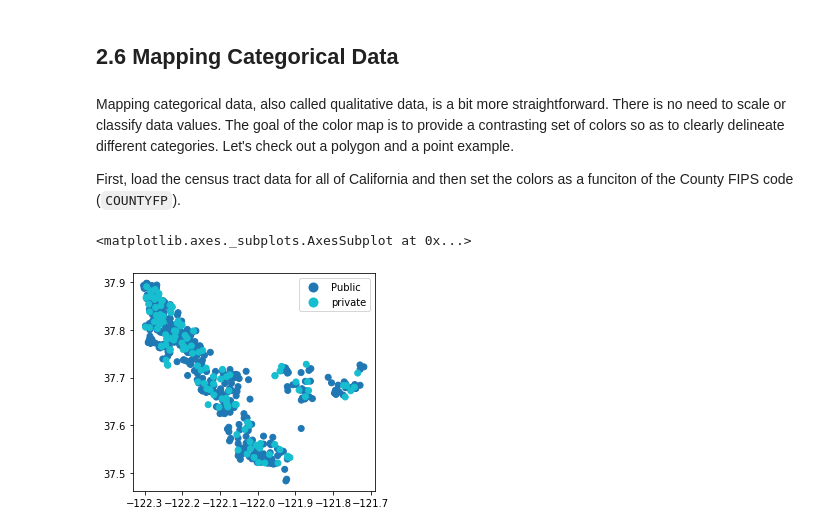
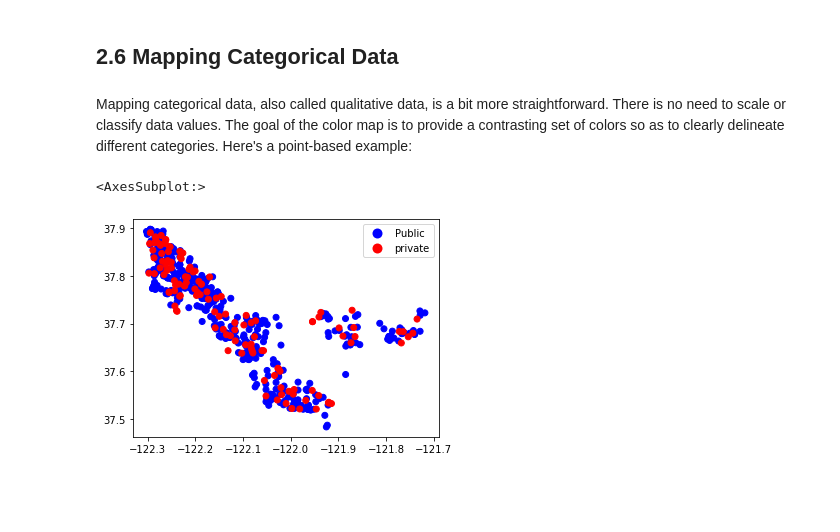
Before and after one commit to dlab-berkeley/Python-Geospatial-Fundamentals-Legacy, a Jupyter notebook: new_sequence/05_Data_Mapping.ipynb, the cells around one changed output. Cells and saved outputs as stored; diff of their text form; code cells hidden in the pictures; blank space fills up the shorter version.

```diff
--- a/new_sequence/05_Data_Mapping.ipynb
+++ b/new_sequence/05_Data_Mapping.ipynb
@@ -367,11 +413,9 @@ Say we want to analyze how many renters there are in each tract using our variab
 <a id="section6"></a>
 ## 2.6 Mapping Categorical Data
 # %% [markdown]
-Mapping categorical data, also called qualitative data, is a bit more straightforward. There is no need to scale or classify data values. The goal of the color map is to provide a contrasting set of colors so as to clearly delineate different categories. Let's check out a polygon and a point example.
-
-First, load the census tract data for all of California and then set the colors as a funciton of the County FIPS code (`COUNTYFP`).
+Mapping categorical data, also called qualitative data, is a bit more straightforward. There is no need to scale or classify data values. The goal of the color map is to provide a contrasting set of colors so as to clearly delineate different categories. Here's a point-based example:
 # %%
-schools_gdf.plot(column='Org',  categorical=True, legend=True)
+schools_gdf.plot(column='Org', cmap='bwr',categorical=True, legend=True)
 # %% [output]
-<matplotlib.axes._subplots.AxesSubplot at 0x...>
+<AxesSubplot:>
-[figure, old version]
+[figure, new version]
```
Also changed, not shown: parts of 52 cells of this notebook, 1 other file.
